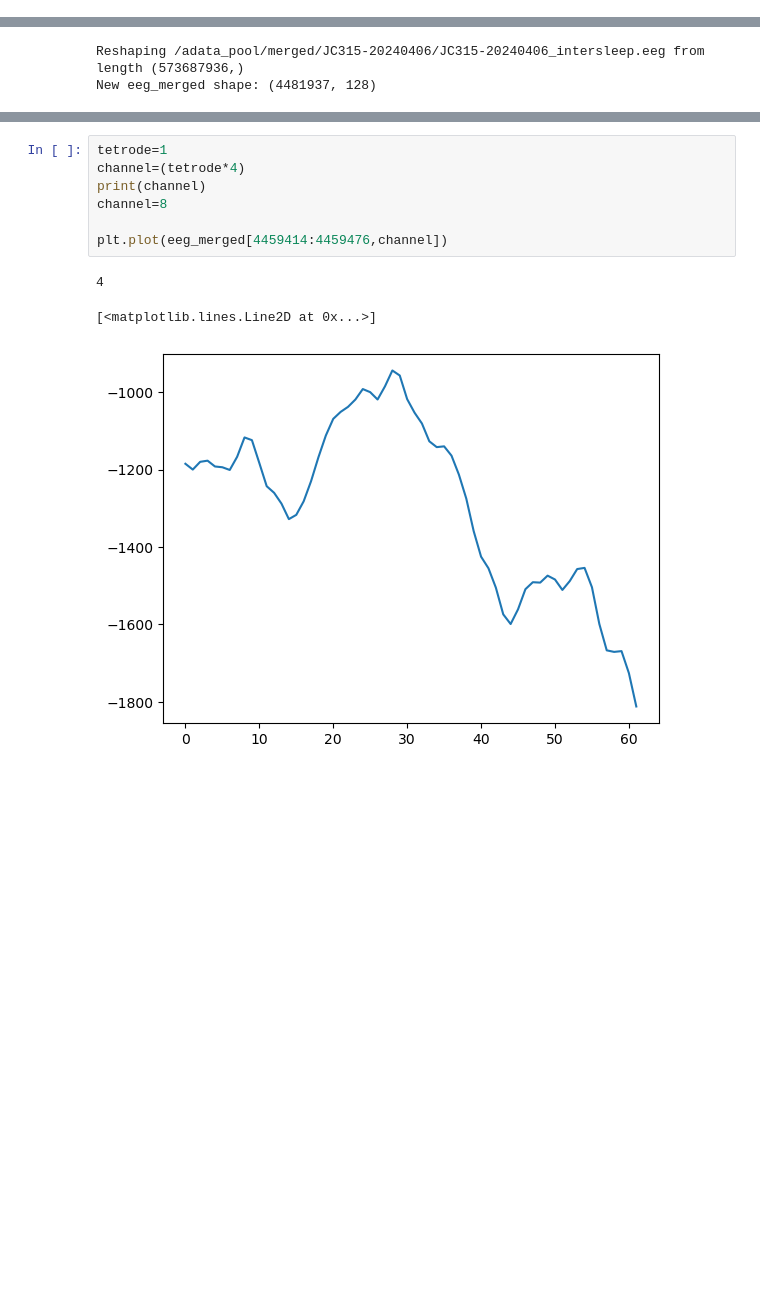
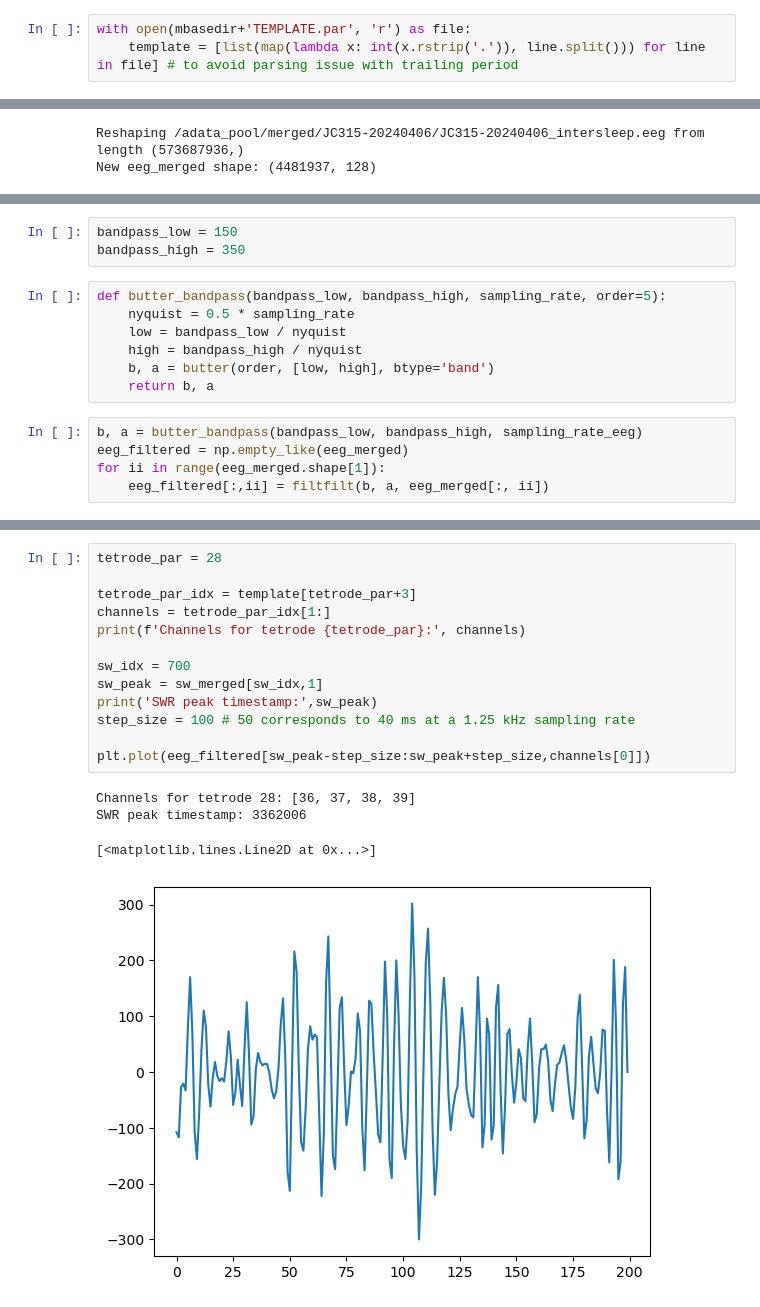
Before and after one commit to acumpelik/csicsvari_tools, a Jupyter notebook: plot_swr.ipynb, the cells around one changed output, grey strips where cells are left out. Saved outputs shown, nothing was run; the diff lists cells and outputs as text; blank space fills up the shorter version.

Commit message:
the numbering follows the par file. I added a Butterworth filter, still doesn't really seem to plot ripples though.

```diff
--- a/plot_swr.ipynb
+++ b/plot_swr.ipynb
@@ -58,3 +61,6 @@ sw_merged = np.vstack(sw_merged)
+# %%
+with open(mbasedir+'TEMPLATE.par', 'r') as file:
+    template = [list(map(lambda x: int(x.rstrip('.')), line.split())) for line in file] # to avoid parsing issue with trailing period
 # %% [markdown]
 ### Import and merge eeg files
 # %%
@@ -86,0 +87,15 @@ sw_merged shape: (6925, 3)
+# %%
+bandpass_low = 150
+bandpass_high = 350
+# %%
+def butter_bandpass(bandpass_low, bandpass_high, sampling_rate, order=5):
+    nyquist = 0.5 * sampling_rate
+    low = bandpass_low / nyquist
+    high = bandpass_high / nyquist
+    b, a = butter(order, [low, high], btype='band')
+    return b, a
+# %%
+b, a = butter_bandpass(bandpass_low, bandpass_high, sampling_rate_eeg)
+eeg_filtered = np.empty_like(eeg_merged)
+for ii in range(eeg_merged.shape[1]):
+    eeg_filtered[:,ii] = filtfilt(b, a, eeg_merged[:, ii])
@@ -107,11 +131,18 @@ array([[   1771,    1813,    1898],
 # %%
-tetrode=1
-channel=(tetrode*4)
-print(channel)
-channel=8
+tetrode_par = 28
 
-plt.plot(eeg_merged[4459414:4459476,channel])
+tetrode_par_idx = template[tetrode_par+3]
+channels = tetrode_par_idx[1:]
+print(f'Channels for tetrode {tetrode_par}:', channels)
+
+sw_idx = 700
+sw_peak = sw_merged[sw_idx,1]
+print('SWR peak timestamp:',sw_peak)
+step_size = 100 # 50 corresponds to 40 ms at a 1.25 kHz sampling rate
+
+plt.plot(eeg_filtered[sw_peak-step_size:sw_peak+step_size,channels[0]])
 # %% [output]
-4
+Channels for tetrode 28: [36, 37, 38, 39]
+SWR peak timestamp: 3362006
 [<matplotlib.lines.Line2D at 0x...>]
-[figure, old version]
+[figure, new version]
```
Also changed, not shown: parts of 12 cells of this notebook.
